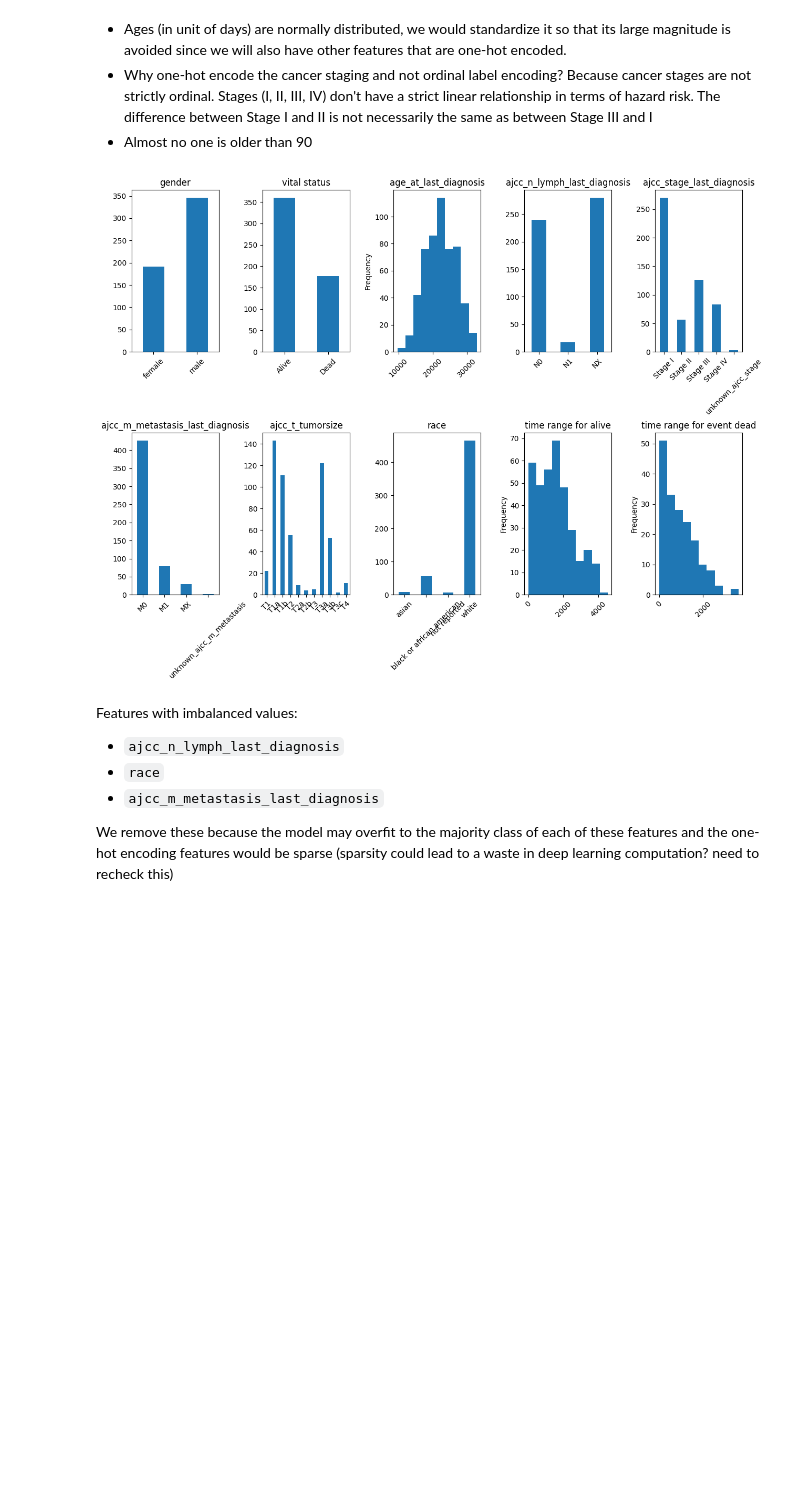
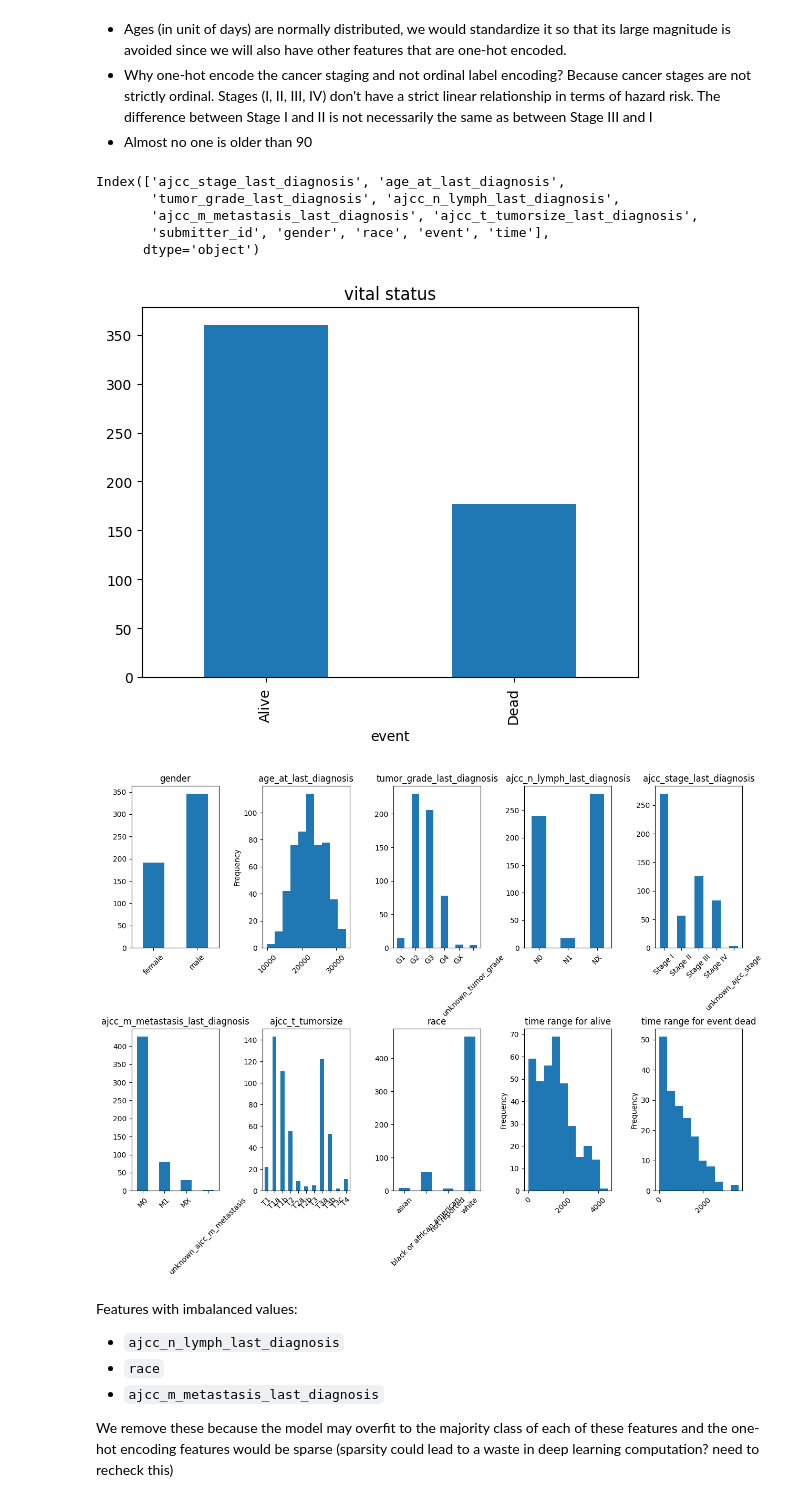
Before and after one commit to quanghieu31/multimodal-ccRCC, a Jupyter notebook: notebooks/clinical.ipynb, the cells around one changed output. Saved outputs shown, nothing was run; the diff lists cells and outputs as text; code cells hidden in the pictures; blank space fills up the shorter version.

```diff
--- a/notebooks/clinical.ipynb
+++ b/notebooks/clinical.ipynb
@@ -61,32 +30,43 @@ visualize(clinical)
 - Ages (in unit of days) are normally distributed, we would standardize it so that its large magnitude is avoided since we will also have other features that are one-hot encoded.
 - Why one-hot encode the cancer staging and not ordinal label encoding? Because cancer stages are not strictly ordinal. Stages (I, II, III, IV) don't have a strict linear relationship in terms of hazard risk. The difference between Stage I and II is not necessarily the same as between Stage III and I
 - Almost no one is older than 90
+# %%
+df.columns
+# %% [output]
+Index(['ajcc_stage_last_diagnosis', 'age_at_last_diagnosis',
+       'tumor_grade_last_diagnosis', 'ajcc_n_lymph_last_diagnosis',
+       'ajcc_m_metastasis_last_diagnosis', 'ajcc_t_tumorsize_last_diagnosis',
+       'submitter_id', 'gender', 'race', 'event', 'time'],
+      dtype='object')
 # %%
 df = pd.read_csv(config["clinical"]["converted_to_clinical_json"])
+
+df['event'].value_counts().sort_index().plot(kind='bar', title='vital status')
 
 fig, axs = plt.subplots(2, 5, figsize=(15, 10))
 fig.subplots_adjust(hspace=0.5, wspace=0.5)
 
 df['gender'].value_counts().sort_index().plot(kind='bar', ax=axs[0, 0], title='gender')
-df['event'].value_counts().sort_index().plot(kind='bar', ax=axs[0, 1], title='vital status')
-df['age_at_last_diagnosis'].plot(kind='hist', bins=10, ax=axs[0, 2], title='age_at_last_diagnosis')
+df['tumor_grade_last_diagnosis'].value_counts().sort_index().plot(kind='bar', ax=axs[0, 2], title='tumor_grade_last_diagnosis')
+df['age_at_last_diagnosis'].plot(kind='hist', bins=10, ax=axs[0, 1], title='age_at_last_diagnosis')
 df['ajcc_m_metastasis_last_diagnosis'].value_counts().sort_index().plot(kind='bar', ax=axs[1, 0], title='ajcc_m_metastasis_last_diagnosis')
 df['ajcc_n_lymph_last_diagnosis'].value_counts().sort_index().plot(kind='bar', ax=axs[0, 3], title='ajcc_n_lymph_last_diagnosis')
 
 df['ajcc_stage_last_diagnosis'].value_counts().sort_index().plot(kind='bar', ax=axs[0, 4], title='ajcc_stage_last_diagnosis')
 df['ajcc_t_tumorsize_last_diagnosis'].value_counts().sort_index().plot(kind='bar', ax=axs[1, 1], title='ajcc_t_tumorsize')
 df['race'].value_counts().sort_index().plot(kind='bar', ax=axs[1, 2], title='race')
 df[df['event'] == "Alive"]['time'].plot(kind='hist', bins=10, ax=axs[1, 3], title='time range for alive')
 df[df['event'] == "Dead"]['time'].plot(kind='hist', bins=10, ax=axs[1, 4], title='time range for event dead')
 
 for ax in axs.flatten():
     ax.set_xlabel("")
     for label in ax.get_xticklabels():
         label.set_rotation(45)
 
 plt.show()
 # %% [output]
-[figure, old version]
+[figure, new version]
+[figure, added]
 # %% [markdown]
 Features with imbalanced values:
 
```
Also changed, not shown: parts of 7 cells of this notebook, 18 other files.
